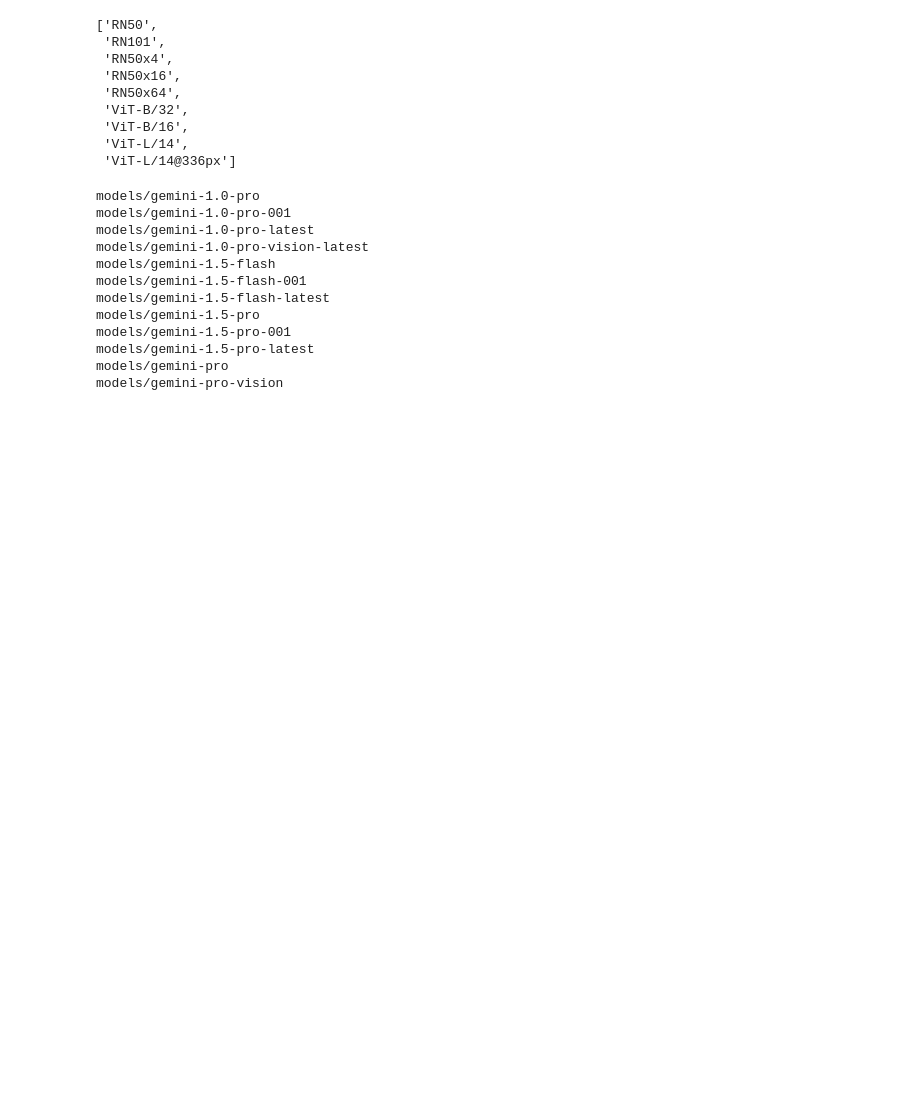
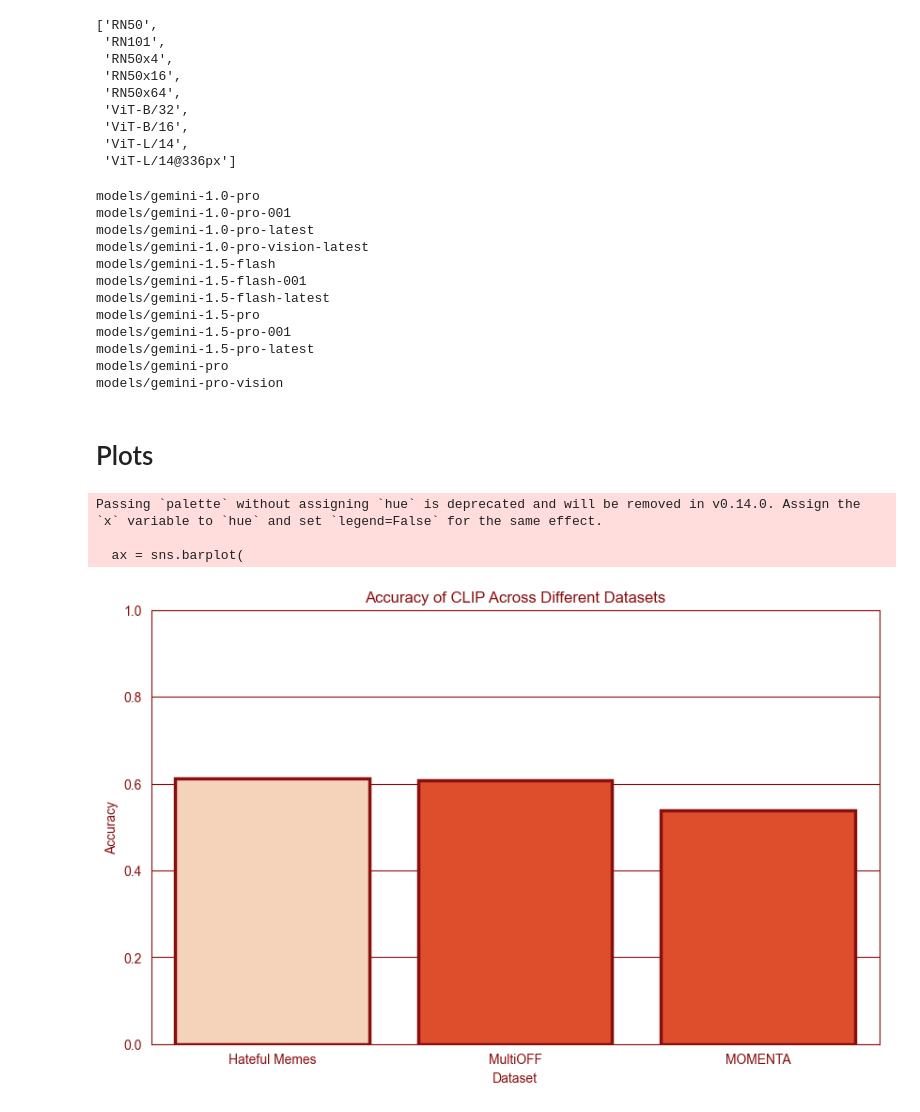
Before and after one commit to AlojzyPrzecinak/Thesis2, a Jupyter notebook: plots.ipynb, the cells around one changed output. Cells and saved outputs as stored; diff of their text form; code cells hidden in the pictures; blank space fills up the shorter version.

```diff
--- a/plots.ipynb
+++ b/plots.ipynb
@@ -41,3 +45,15 @@ label_mapping = {'Non-offensiv': 0, 'offensive': 1}
 with open('MultiOFF/Training_meme_dataset.csv', 'r', encoding='utf-8') as file:
     reader = csv.DictReader(file)
     MultiOFF_ground_truth = [label_mapping[row['label']] for row in reader]
+# %% [markdown]
+# Plots
+# %%
+data = {
+    'Model': ['CLIP', 'CLIP', 'CLIP', 'Gemini', 'Gemini', 'Gemini'],
+    'Dataset': ['Hateful Memes', 'MultiOFF', 'MOMENTA', 'Hateful Memes', 'MultiOFF', 'MOMENTA'],
+    'Accuracy': [0.6115, 0.6083, 0.5386, 0.6544, 0.6030, 0.6058]
+}
+df = pd.DataFrame(data)
+# Define a custom sort order for the models
+model_order = ['Gemini', 'CLIP']
+df['Model'] = pd.Categorical(df['Model'], categories=model_order, ordered=True)
@@ -44,4 +86,27 @@ with open('MultiOFF/Training_meme_dataset.csv', 'r', encoding='utf-8') as file:
 # %%
-# Gemini flash - no definition
-predictions = []
-fpr, tpr =
+# Filtering the data for CLIP model
+clip_data = df[df['Model'] == 'CLIP']
+
+# Create a list of colors for the bars matching the dataset order for CLIP
+colors = [dataset_colors[dataset] for dataset in clip_data['Dataset']]
+
+
+plt.figure(figsize=(10, 6))
+
+# Plot for CLIP
+ax = sns.barplot(
+    data=clip_data,
+    x='Dataset',
+    y='Accuracy',
+    palette=colors,  # Apply the custom colors
+    edgecolor='#890E0E',  # Set the color of the bar edges
+    linewidth=2.5  # Set the thickness of the bar edges
+)
+ax.set_title('Accuracy of CLIP Across Different Datasets')
+ax.set_ylim(0.0, 1.0)  # Adjust based on your accuracy range
+plt.show()
+# %% [output]
+Passing `palette` without assigning `hue` is deprecated and will be removed in v0.14.0. Assign the `x` variable to `hue` and set `legend=False` for the same effect.
+
+  ax = sns.barplot(
+[figure, added]
```
Also changed, not shown: parts of 17 cells of this notebook, 1 other file.
